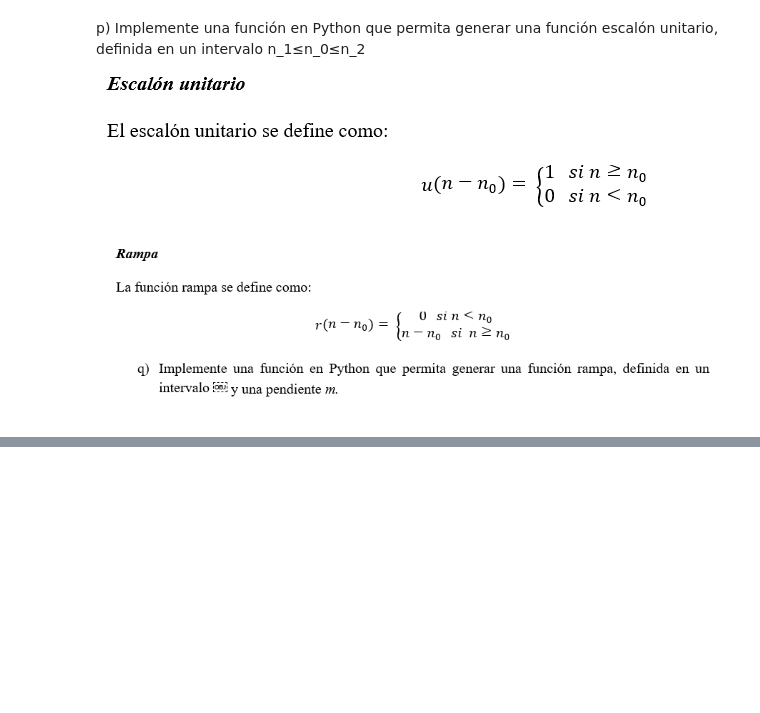
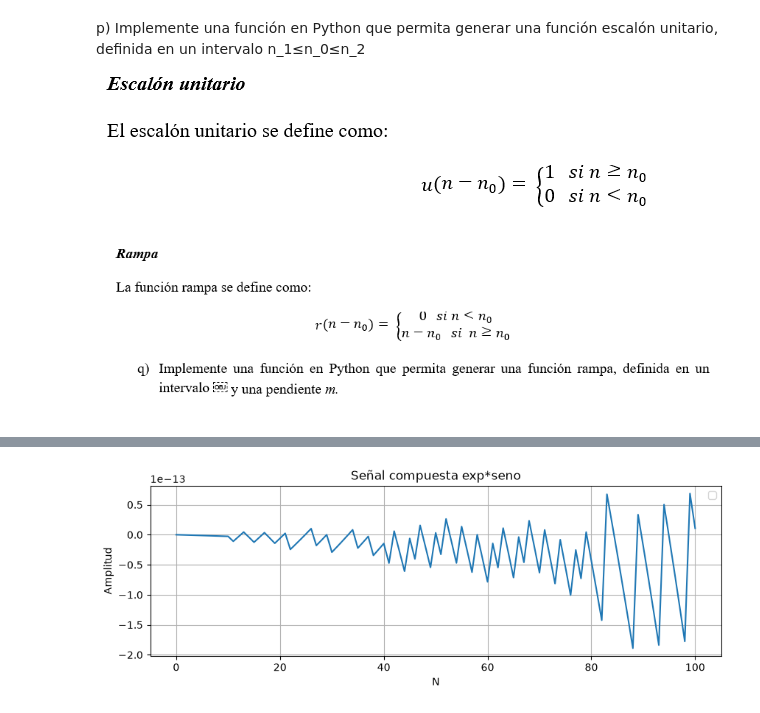
Before and after one commit to luisfmontoyaf/Biosenales_Luis_Montoya_Karly_Tarazona, a Jupyter notebook: practica1.ipynb, the cells around one changed output, grey strips where cells are left out. Saved outputs shown, nothing was run; the diff lists cells and outputs as text; code cells hidden in the pictures; blank space fills up the shorter version.

```diff
--- a/practica1.ipynb
+++ b/practica1.ipynb
@@ -195,0 +247,17 @@ def rampseq(n0, n1, n2, m):
+# %%
+n= np.arange(0,101,1)
+
+#Generar la exponencial, la sinusoidal y multiplicarlas
+e1=np.exp(0.01*n)
+s1=np.sin(2*np.pi*n)
+x3=e1*s1
+
+fig = plt.figure(figsize=(10, 3))
+plt.plot(n, x3)
+plt.title("Señal compuesta exp*seno")
+plt.xlabel("N")
+plt.ylabel("Amplitud")
+plt.legend()
+plt.grid()
+# %% [output]
+[figure, added]
```
Also changed, not shown: parts of 25 cells of this notebook.
